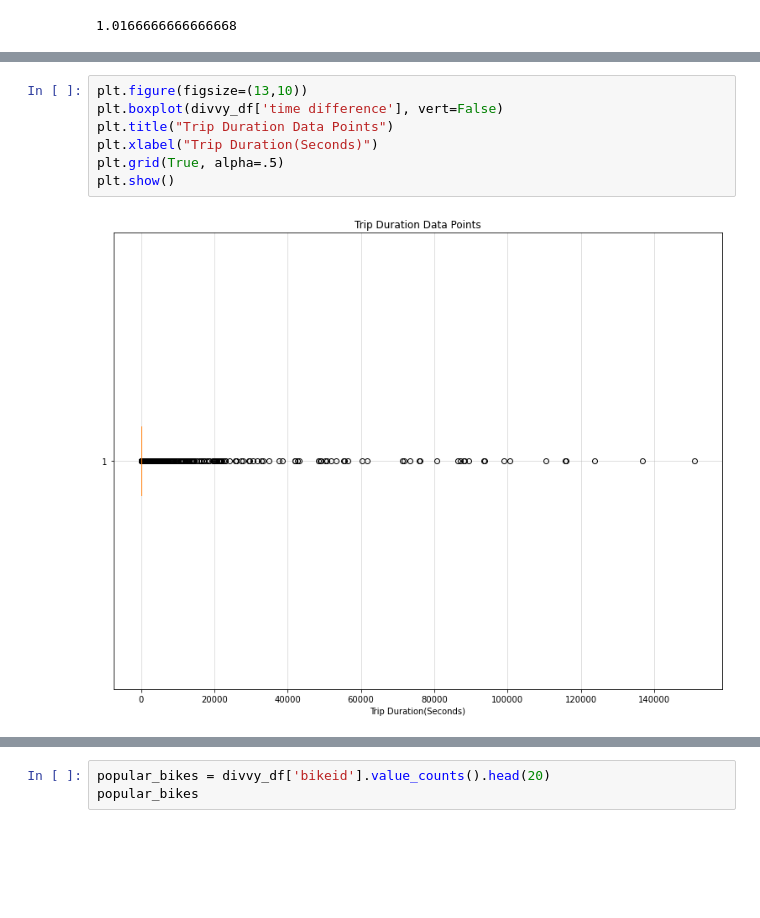
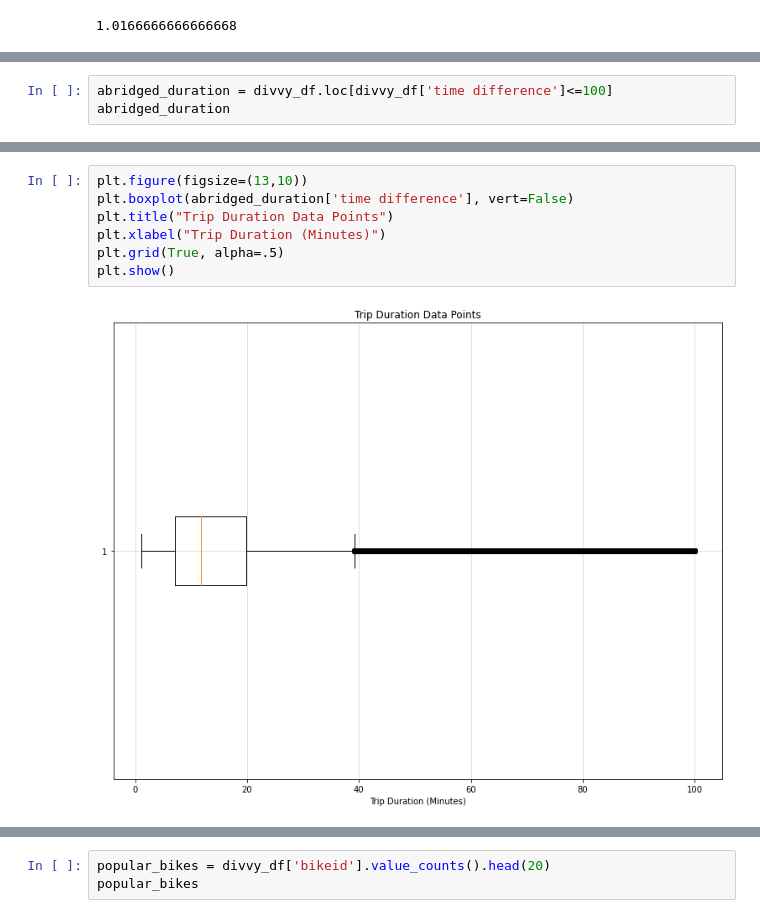
Before and after one commit to ruthhinkle/divvy-analysis, a Jupyter notebook: DIVVY_ANEHER3.ipynb, the cells around one changed output, grey strips where cells are left out. Drawn from its saved outputs; the diff is of its cells as text; blank space fills up the shorter version.

```diff
--- a/DIVVY_ANEHER3.ipynb
+++ b/DIVVY_ANEHER3.ipynb
@@ -172,0 +174,3 @@ plt.show()
+# %%
+abridged_duration = divvy_df.loc[divvy_df['time difference']<=100]
+abridged_duration
@@ -173,9 +191,9 @@ plt.show()
 # %%
 plt.figure(figsize=(13,10))
-plt.boxplot(divvy_df['time difference'], vert=False)
+plt.boxplot(abridged_duration['time difference'], vert=False)
 plt.title("Trip Duration Data Points")
-plt.xlabel("Trip Duration(Seconds)")
+plt.xlabel("Trip Duration (Minutes)")
 plt.grid(True, alpha=.5)
 plt.show()
 # %% [output]
-[figure, old version]
+[figure, new version]
```
Also changed, not shown: parts of 37 cells of this notebook, 1 other file.
